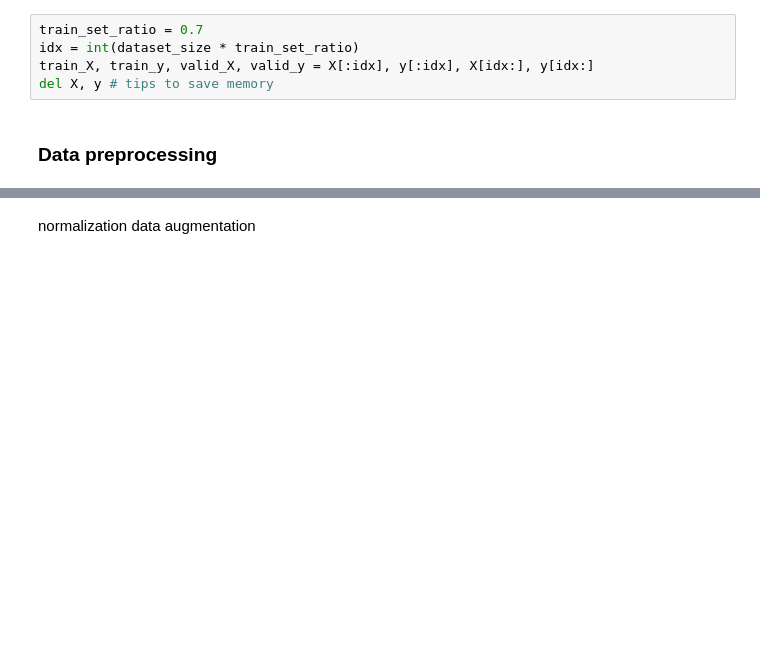
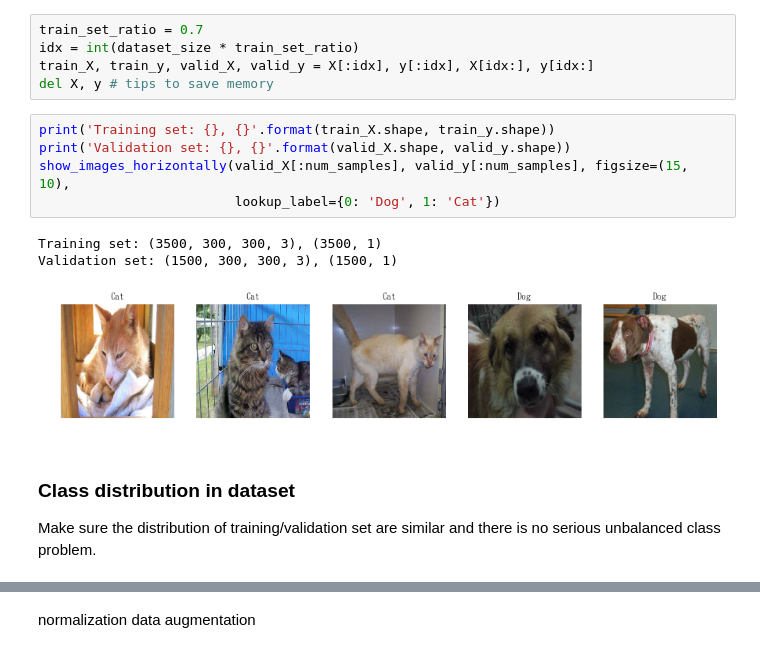
Before and after one commit to leemengtw/cat-recognition-train, a Jupyter notebook: cat_recognizer.ipynb, the cells around one changed output, grey strips where cells are left out. Saved outputs shown, nothing was run; the diff lists cells and outputs as text; blank space fills up the shorter version.

```diff
--- a/cat_recognizer.ipynb
+++ b/cat_recognizer.ipynb
@@ -50,5 +70,15 @@ train_set_ratio = 0.7
 idx = int(dataset_size * train_set_ratio)
 train_X, train_y, valid_X, valid_y = X[:idx], y[:idx], X[idx:], y[idx:]
 del X, y # tips to save memory
-# %% [markdown]
-### Data preprocessing
+# %%
+print('Training set: {}, {}'.format(train_X.shape, train_y.shape))
+print('Validation set: {}, {}'.format(valid_X.shape, valid_y.shape))
+show_images_horizontally(valid_X[:num_samples], valid_y[:num_samples], figsize=(15, 10),
+                         lookup_label={0: 'Dog', 1: 'Cat'})
+# %% [output]
+Training set: (3500, 300, 300, 3), (3500, 1)
+Validation set: (1500, 300, 300, 3), (1500, 1)
+[figure, added]
+# %% [markdown]
+### Class distribution in dataset
+Make sure the distribution of training/validation set are similar and there is no serious unbalanced class problem.
```
Also changed, not shown: parts of 9 cells of this notebook.
